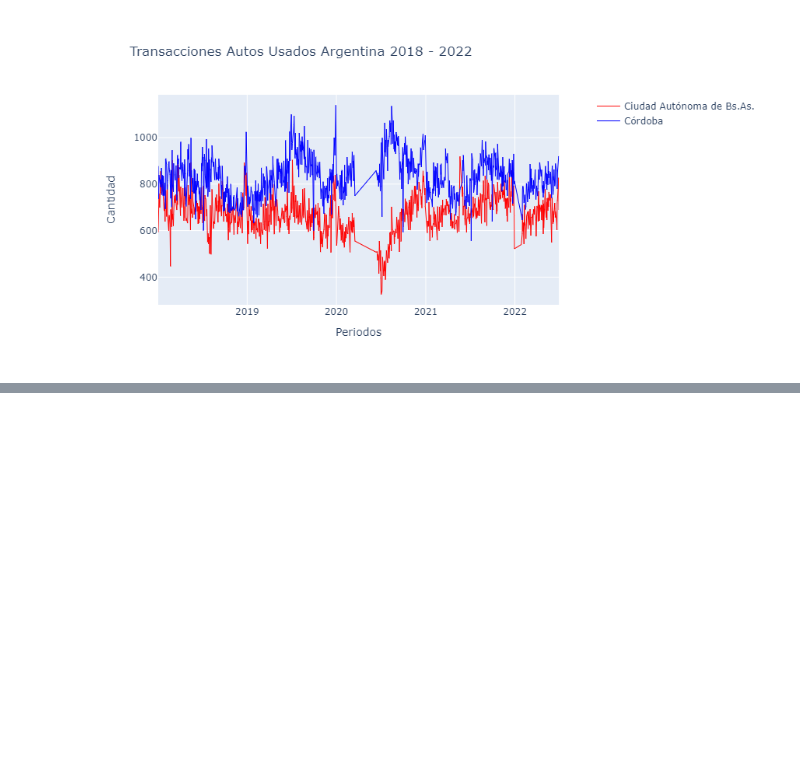
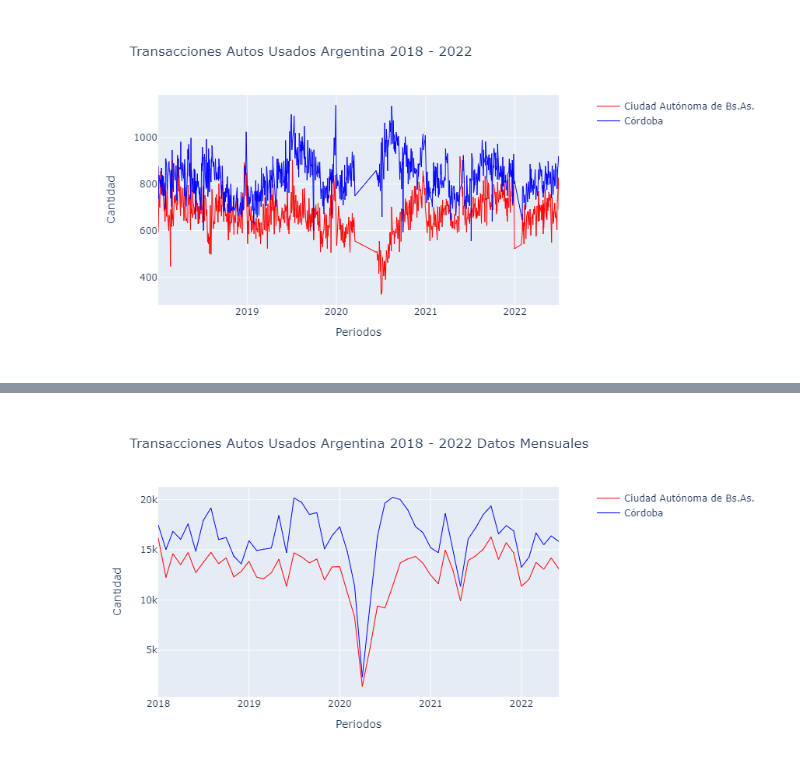
Before and after one commit to MGaloto/datos-abiertos-argentina, a Jupyter notebook: autos.ipynb, the cells around one changed output, grey strips where cells are left out. Drawn from its saved outputs; the diff is of its cells as text; code cells hidden in the pictures; blank space fills up the shorter version.

```diff
--- a/autos.ipynb
+++ b/autos.ipynb
@@ -218,0 +227,2 @@ plot_hbar(df_group, 'indice', 15)
+# %%
+df_mes = df.groupby('mes_año')[df.columns.drop(["tramite_fecha", 'año', 'mes_año'])].sum().reset_index()
@@ -218,0 +247,6 @@ plot_hbar(df_group, 'indice', 15)
+# %%
+df_mes["mes_año"] = [d.to_timestamp() for d in df_mes["mes_año"].values]
+# %%
+get_line_plot(df_mes, "mes_año", "Ciudad Autónoma de Bs.As.", "Córdoba", "Transacciones Autos Usados Argentina 2018 - 2022 Datos Mensuales")
+# %% [output]
+[figure, added]
```
Also changed, not shown: parts of 14 cells of this notebook.
